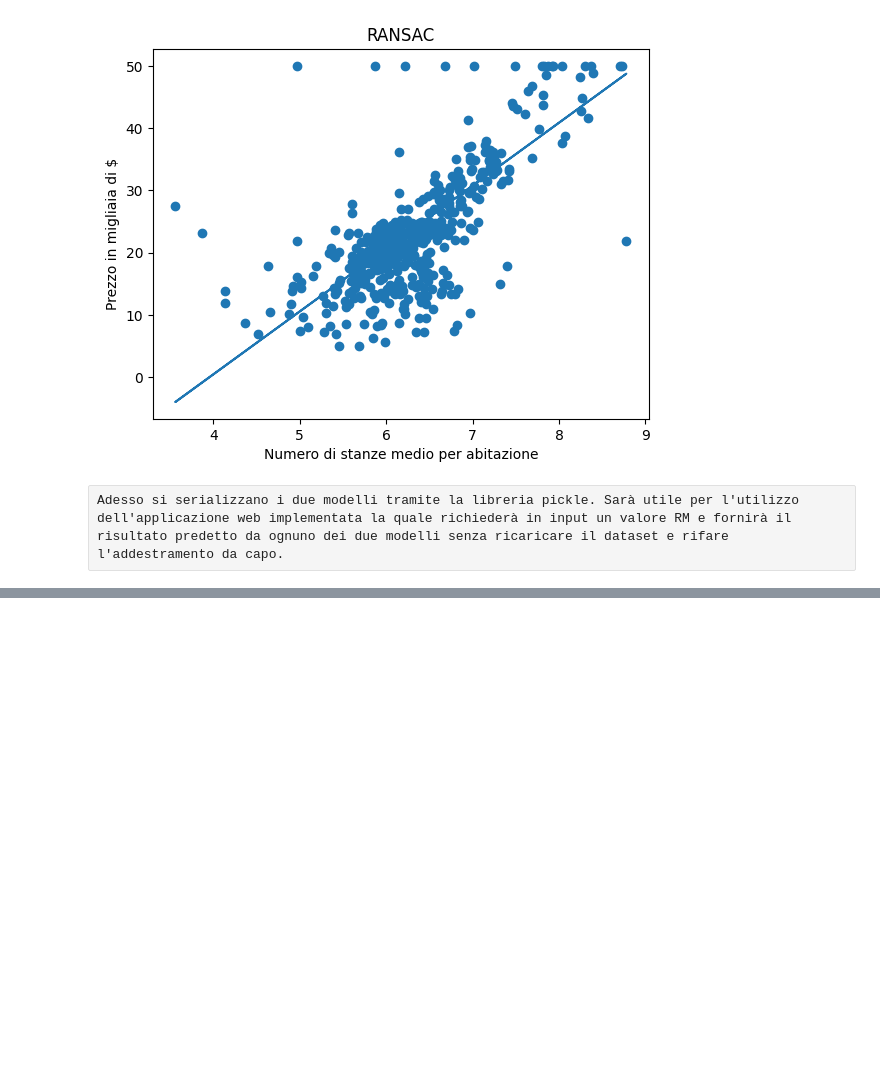
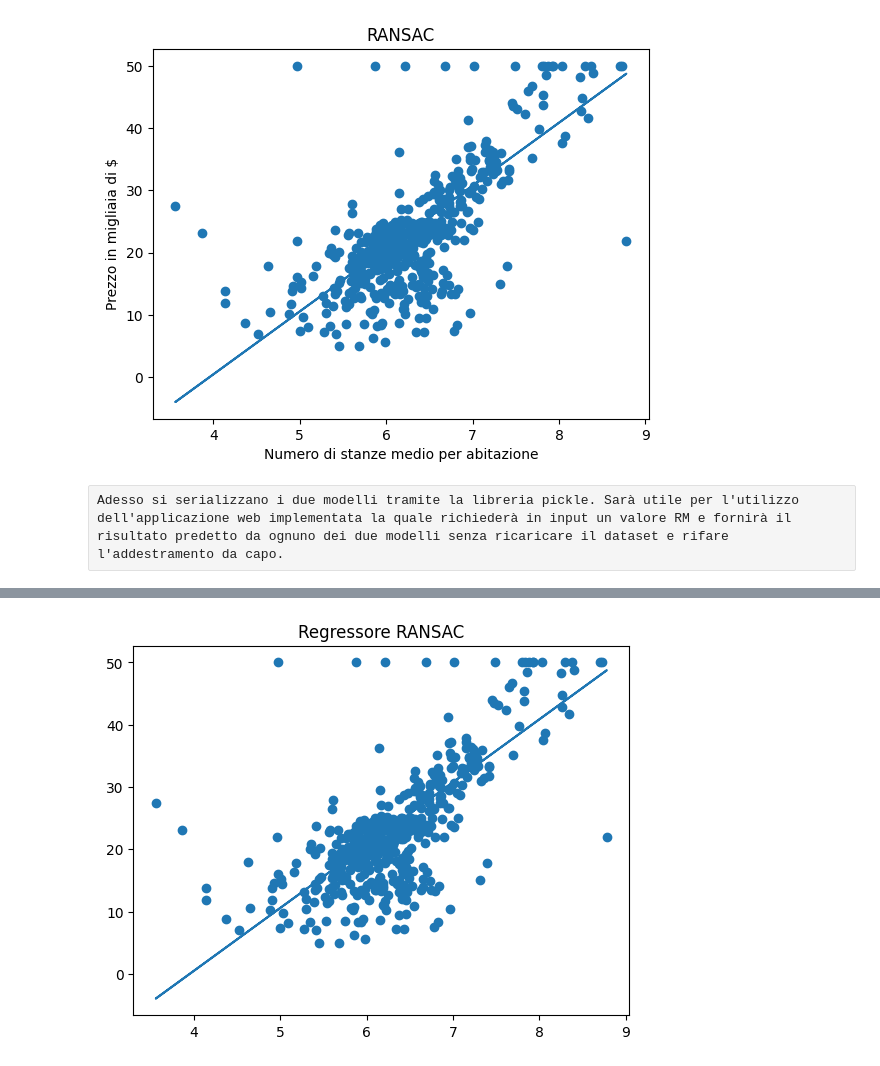
Before and after one commit to bobc82/progetto_prova, a Jupyter notebook: progetto_prova.ipynb, the cells around one changed output, grey strips where cells are left out. Drawn from its saved outputs; the diff is of its cells as text; code cells hidden in the pictures; blank space fills up the shorter version.

```diff
--- a/progetto_prova.ipynb
+++ b/progetto_prova.ipynb
@@ -144,0 +159,5 @@ pickle.dump(ransac,open(os.path.join(dest, 'ransac_regressor.pkl'), 'wb'), proto
+# %%
+rlin = pickle.load(open(os.path.join('predictor', 'pkl_objects', 'ransac_regressor.pkl'),'rb'))
+save_regplot(X,y,rlin,"Regressore RANSAC","static/ransac.png")
+# %% [output]
+[figure, added]
```
Also changed, not shown: parts of 2 cells of this notebook, 9 other files.
